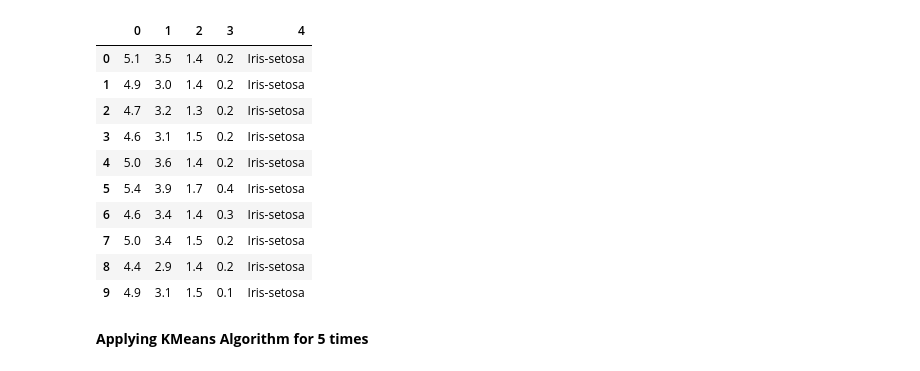
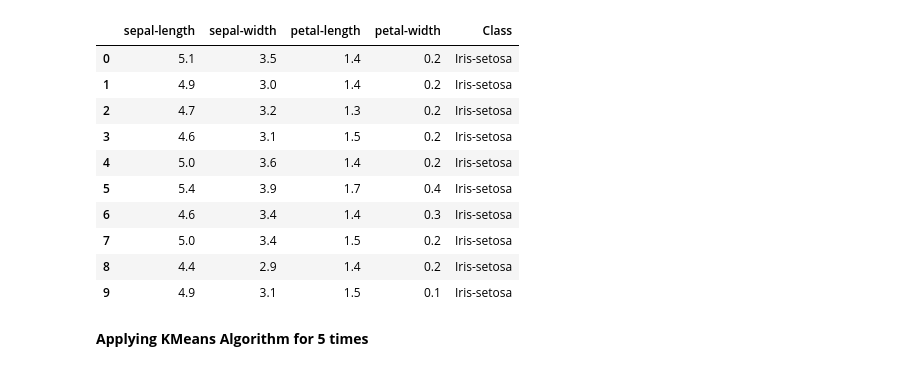
Before and after one commit to ahmetbeylihan/data-mining-assignments, a Jupyter notebook: 5 - Assignment/Assignment V - K-means.ipynb, the cells around one changed output. Cells and saved outputs as stored; diff of their text form; code cells hidden in the pictures.

Commit message:
column headers changed

```diff
--- a/5 - Assignment/Assignment V - K-means.ipynb
+++ b/5 - Assignment/Assignment V - K-means.ipynb
@@ -7,10 +7,11 @@ from sklearn.preprocessing import StandardScaler
 from sklearn.cluster import KMeans
 # %%
 url = '../../Datasets/iris/iris.data'
-data = pd.read_csv(url, sep=",", header=None)
+col_names = ['sepal-length', 'sepal-width', 'petal-length', 'petal-width', 'Class']
+data = pd.read_csv(url, sep=",", names=col_names)
 data.head(10)
 # %% [output]
-|  | 0 | 1 | 2 | 3 | 4 |
+|  | sepal-length | sepal-width | petal-length | petal-width | Class |
 | 0 | 5.1 | 3.5 | 1.4 | 0.2 | Iris-setosa |
 | 1 | 4.9 | 3.0 | 1.4 | 0.2 | Iris-setosa |
 | 2 | 4.7 | 3.2 | 1.3 | 0.2 | Iris-setosa |
```
